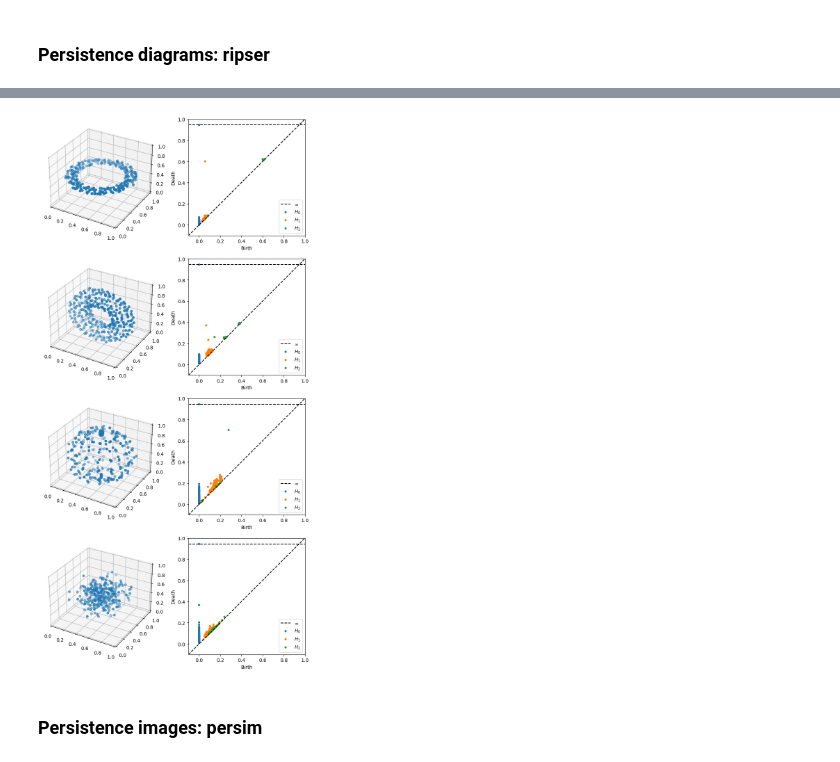
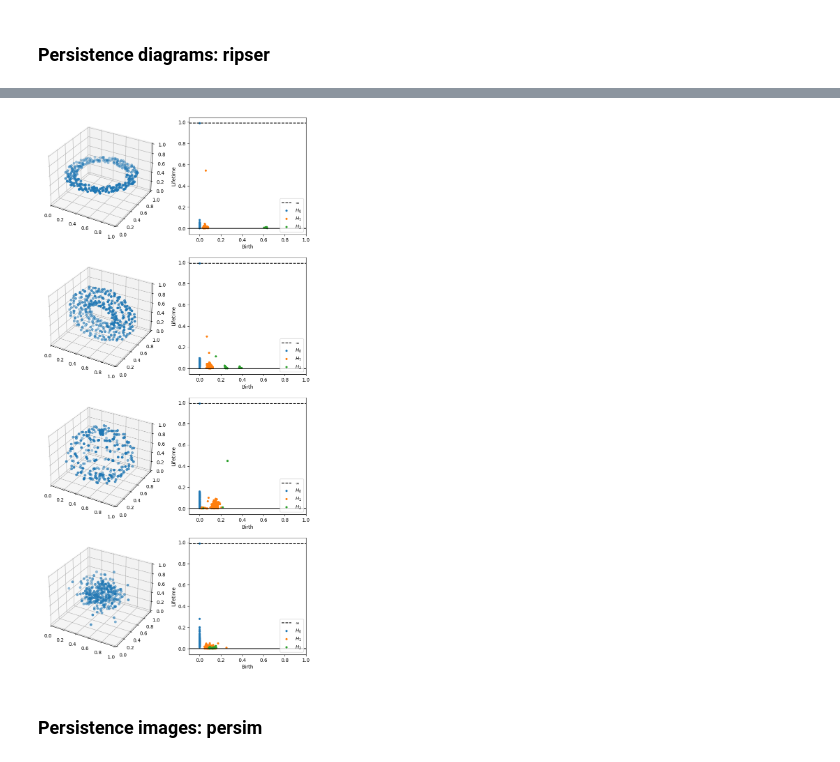
Before and after one commit to VillePuuska/KaggleExamples, a Jupyter notebook: tda-examples-persistent-homology.ipynb, the cells around one changed output, grey strips where cells are left out. Cells and saved outputs as stored; diff of their text form; code cells hidden in the pictures.

```diff
--- a/tda-examples-persistent-homology.ipynb
+++ b/tda-examples-persistent-homology.ipynb
@@ -127,16 +127,16 @@ Time taken to compute 4 persistence diagrams: 44 seconds.
 # %%
 fig = plt.figure(figsize=(10, 20))
 for i, (pc, dgm) in enumerate(zip(pc_list, dgm_list)):
     ax = fig.add_subplot(4, 2, 2*i+1, projection='3d')
     ax.set_xlim(0, 1)
     ax.set_ylim(0, 1)
     ax.set_zlim(0, 1)
     ax.scatter(pc[:,0], pc[:,1], pc[:,2])
 
     ax = fig.add_subplot(4, 2, 2*i+2)
-    plot_diagrams(dgm, xy_range=[-0.1, 1., -0.1, 1.], show=False, ax=ax)
+    plot_diagrams(dgm, xy_range=[-0.1, 1., -0.1, 1.], show=False, lifetime=True, ax=ax)
 plt.show();
 # %% [output]
-[figure, old version]
+[figure, new version]
 # %% [markdown]
 ### Persistence images: persim
```
Also changed, not shown: parts of 5 cells of this notebook.
